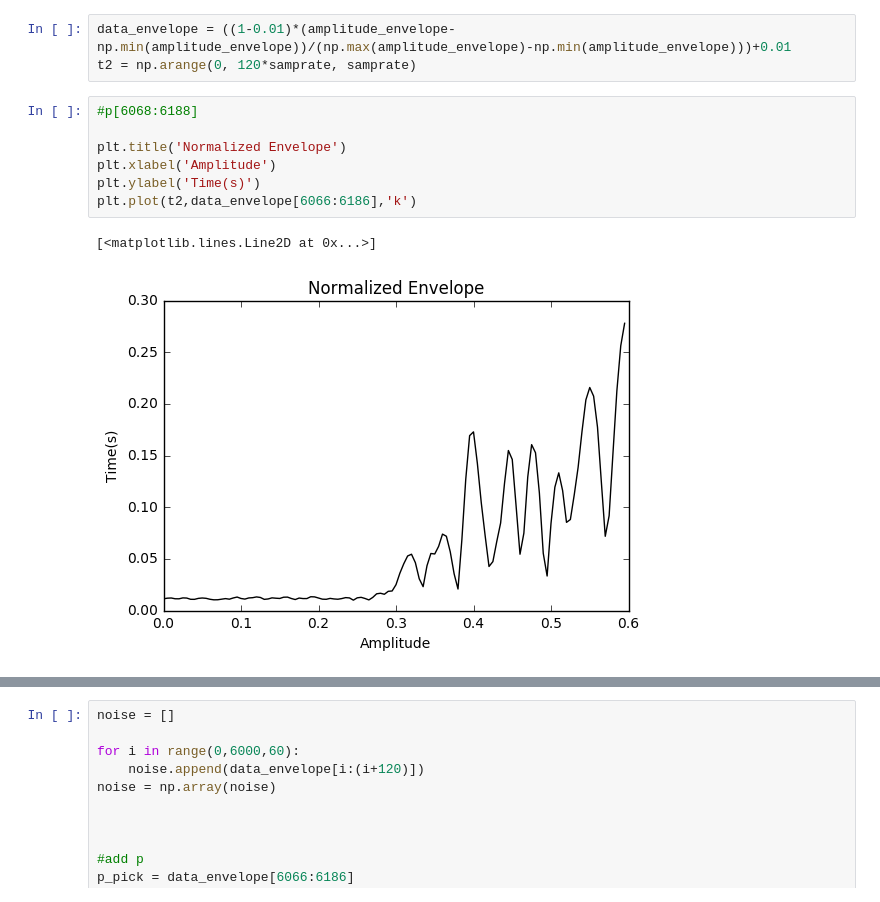
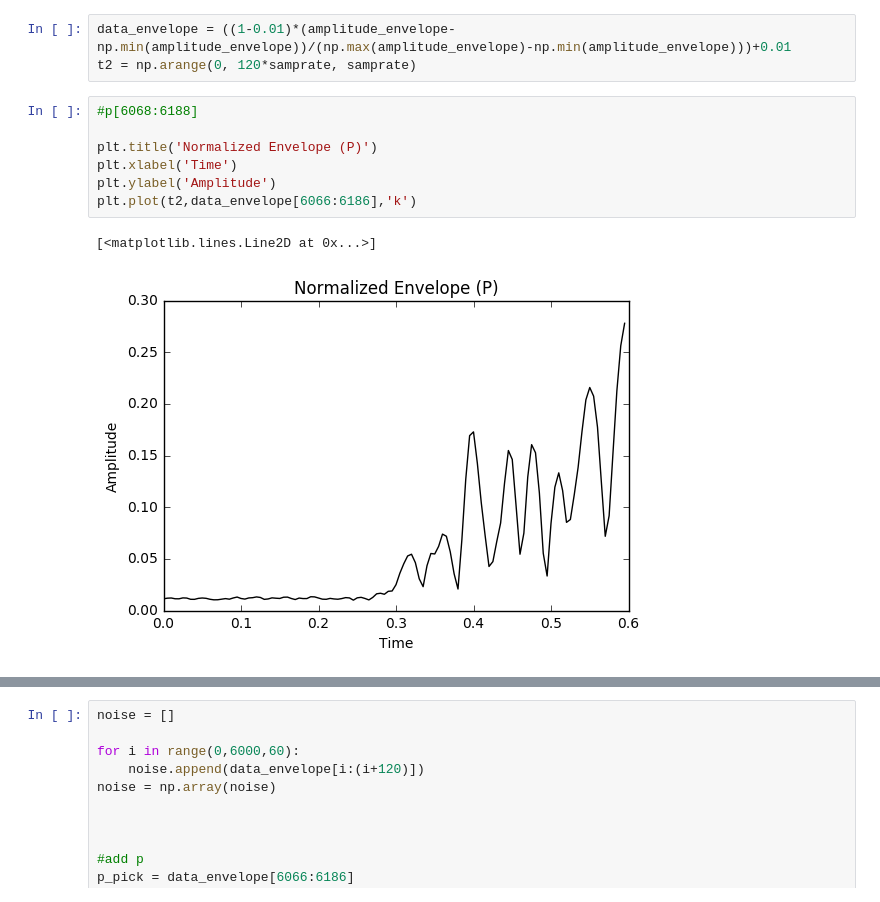
Before and after one commit to internnos/final-project, a Jupyter notebook: Envelope.ipynb, the cells around one changed output, grey strips where cells are left out. Saved outputs shown, nothing was run; the diff lists cells and outputs as text.

```diff
--- a/Envelope.ipynb
+++ b/Envelope.ipynb
@@ -50,11 +50,11 @@ t2 = np.arange(0, 120*samprate, samprate)
 # %%
 #p[6068:6188]
 
-plt.title('Normalized Envelope')
-plt.xlabel('Amplitude')
-plt.ylabel('Time(s)')
+plt.title('Normalized Envelope (P)')
+plt.xlabel('Time')
+plt.ylabel('Amplitude')
 plt.plot(t2,data_envelope[6066:6186],'k')
 # %% [output]
 [<matplotlib.lines.Line2D at 0x...>]
-[figure, old version]
+[figure, new version]
 # %%
```
Also changed, not shown: parts of 4 cells of this notebook, 1 other file.
